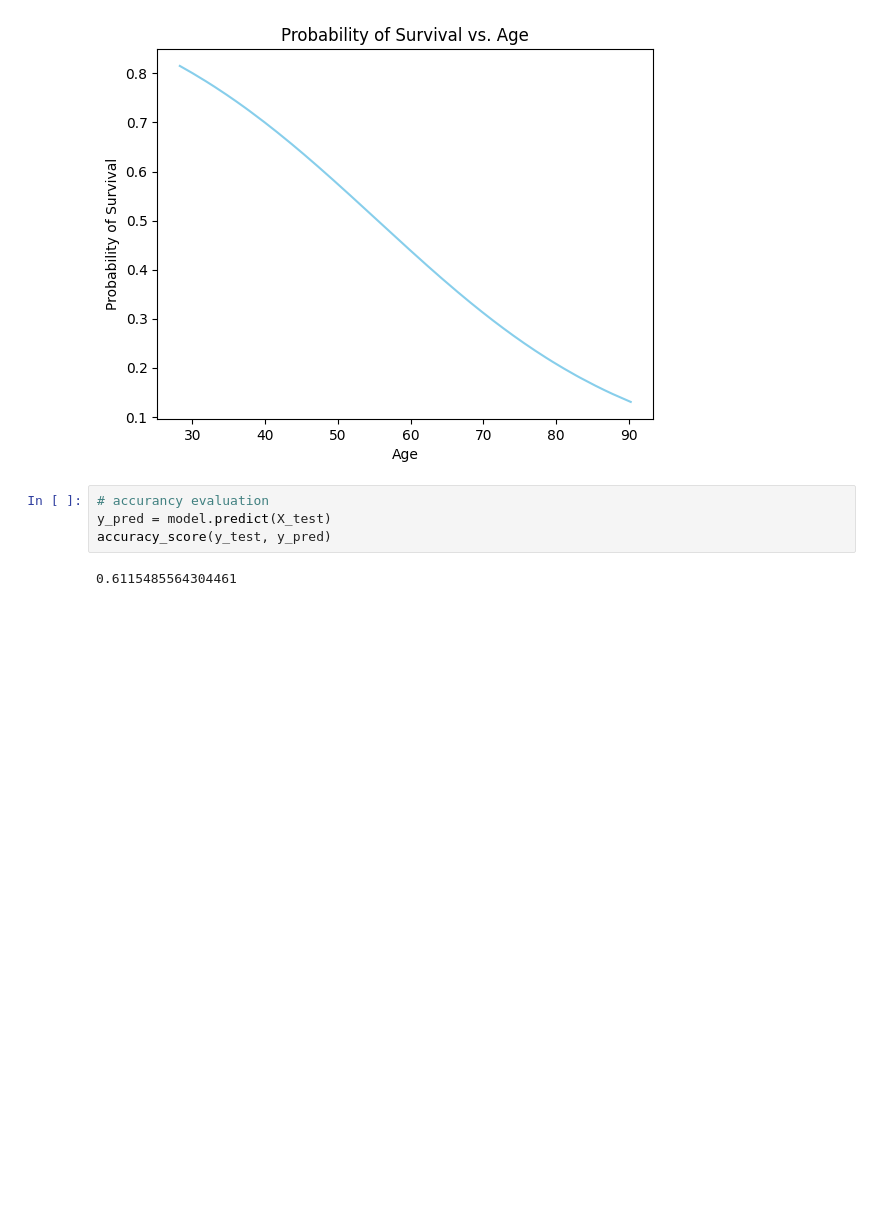
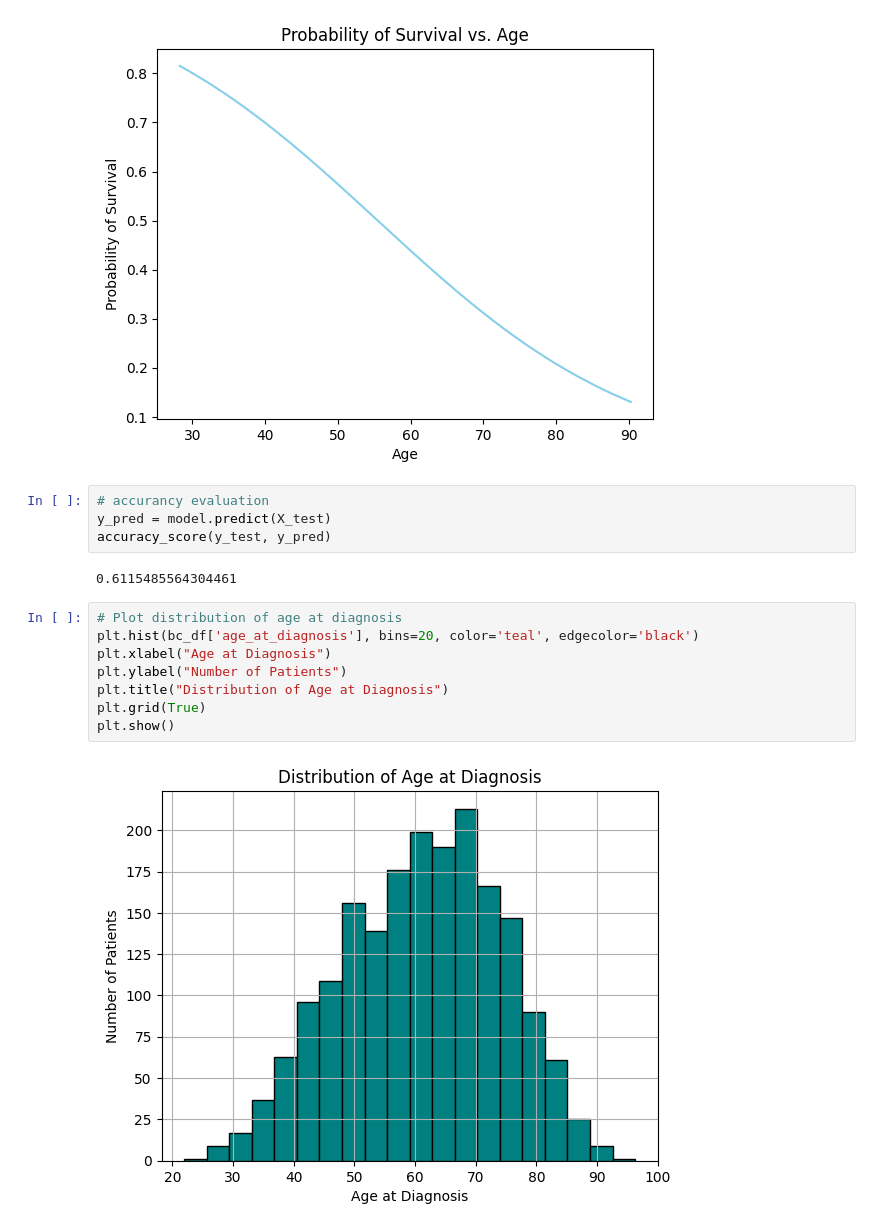
Before and after one commit to yiminy808/BE-447-Yimin-Maybelle, a Jupyter notebook: Checkin3_age_vs_survival.ipynb, the cells around one changed output. Drawn from its saved outputs; the diff is of its cells as text; blank space fills up the shorter version.

Commit message:
added 2 more figures

```diff
--- a/Checkin3_age_vs_survival.ipynb
+++ b/Checkin3_age_vs_survival.ipynb
@@ -112,3 +116,13 @@ y_pred = model.predict(X_test)
 accuracy_score(y_test, y_pred)
 # %% [output]
 0.6115485564304461
+# %%
+# Plot distribution of age at diagnosis
+plt.hist(bc_df['age_at_diagnosis'], bins=20, color='teal', edgecolor='black')
+plt.xlabel("Age at Diagnosis")
+plt.ylabel("Number of Patients")
+plt.title("Distribution of Age at Diagnosis")
+plt.grid(True)
+plt.show()
+# %% [output]
+[figure, added]
```
Also changed, not shown: parts of 4 cells of this notebook.
